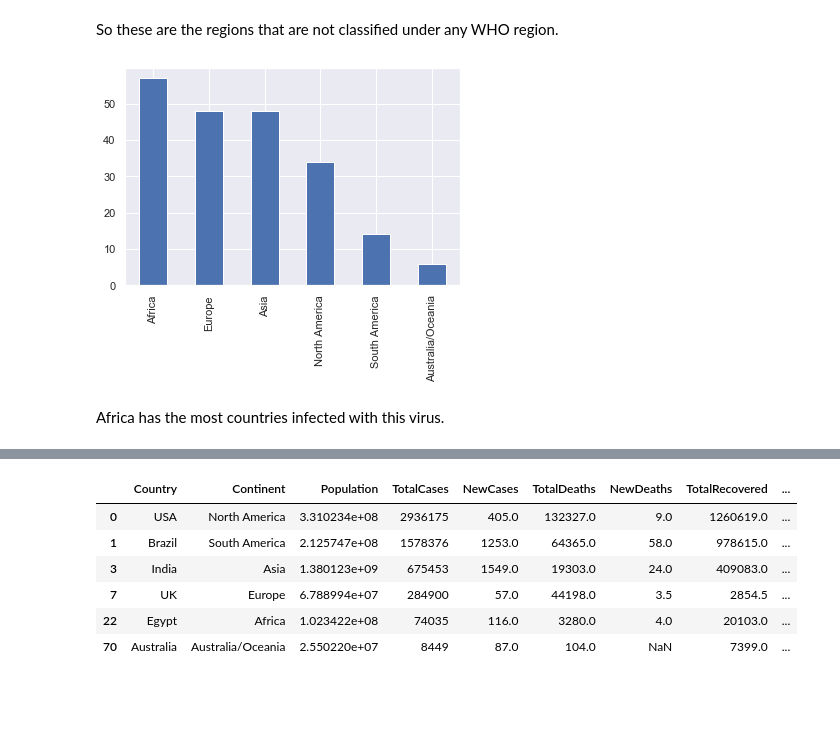
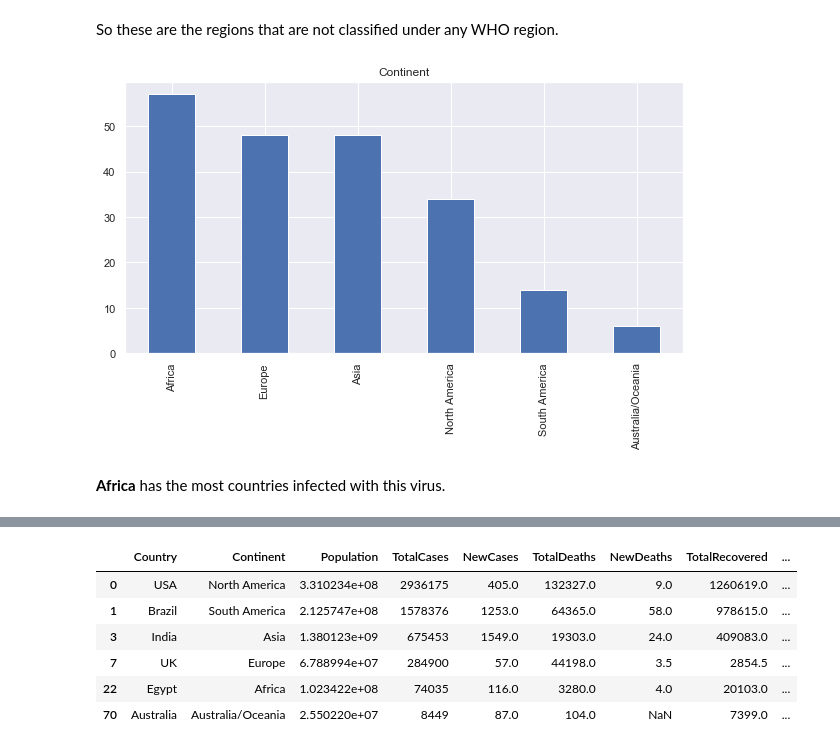
Before and after one commit to Hasibul-Islam/Covid-19, a Jupyter notebook: Covid-19.ipynb, the cells around one changed output, grey strips where cells are left out. Saved outputs shown, nothing was run; the diff lists cells and outputs as text; code cells hidden in the pictures; blank space fills up the shorter version.

```diff
--- a/Covid-19.ipynb
+++ b/Covid-19.ipynb
@@ -288,8 +302,9 @@ Name: Country, dtype: object
 # %% [markdown]
 So these are the regions that are not classified under any WHO region.
 # %%
-plot = df["Continent"].value_counts().plot(kind="bar")
+plt.figure(figsize=(10,5))
+plot = df["Continent"].value_counts().plot(kind="bar",subplots=True)
 # %% [output]
-[figure, old version]
+[figure, new version]
 # %% [markdown]
-Africa has the most countries infected with this virus.
+**Africa** has the most countries infected with this virus.
```
Also changed, not shown: parts of 61 cells of this notebook.
